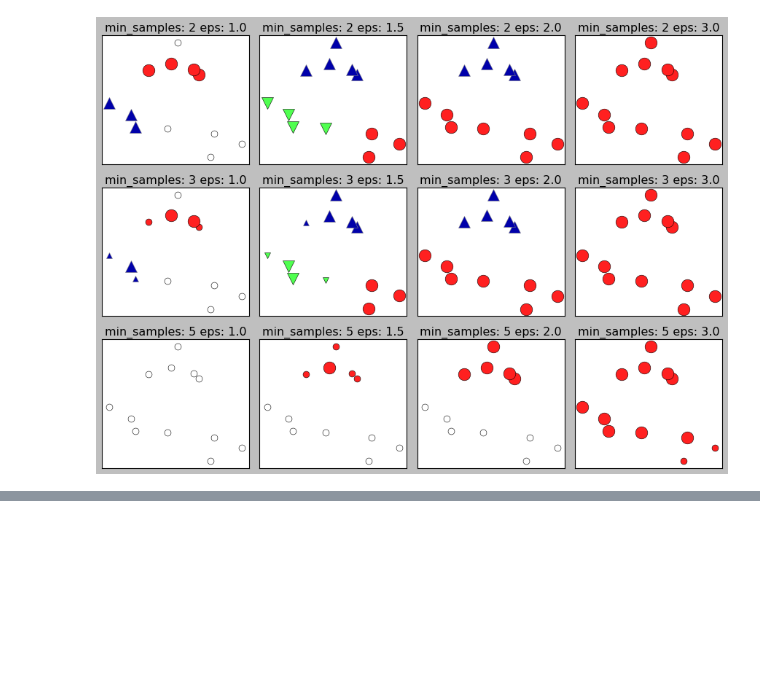
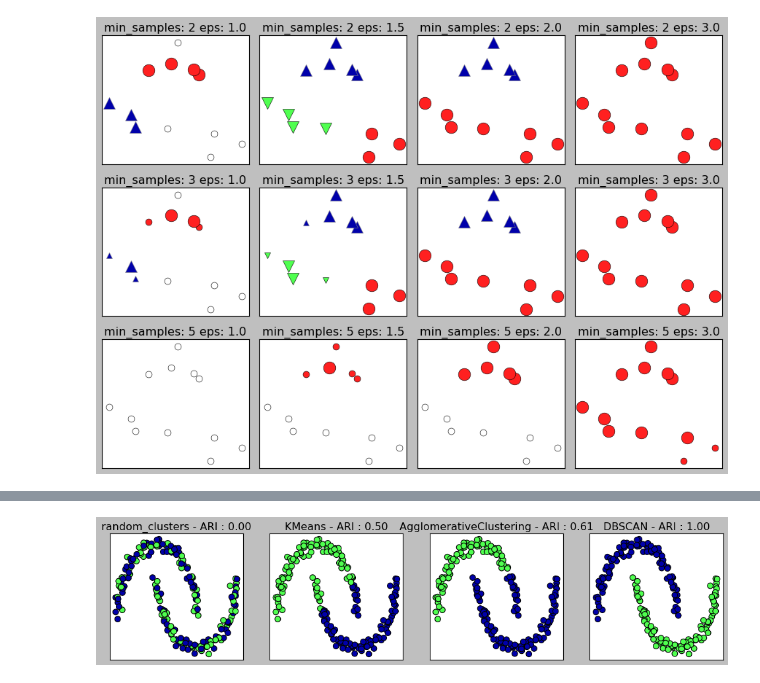
Before and after one commit to Hosung-Ahn/IntroducingML, a Jupyter notebook: Chapter3-Unsupervised_Learning/군집2.ipynb, the cells around one changed output, grey strips where cells are left out. Saved outputs shown, nothing was run; the diff lists cells and outputs as text; code cells hidden in the pictures; blank space fills up the shorter version.

```diff
--- a/Chapter3-Unsupervised_Learning/군집2.ipynb
+++ b/Chapter3-Unsupervised_Learning/군집2.ipynb
@@ -117,0 +128,28 @@ Text(0, 0.5, 'x1')
+# %%
+from sklearn.metrics.cluster import adjusted_rand_score
+from sklearn.cluster import KMeans
+
+X,y = make_moons(n_samples=200, noise = 0.05, random_state = 0)
+
+scaler = StandardScaler()
+scaler.fit(X)
+X_scaled = scaler.transform(X)
+
+fig, axes = plt.subplots(1,4, figsize = (15,3), subplot_kw={'xticks':(), 'yticks':()})
+
+algorithms = [KMeans(n_clusters=2), AgglomerativeClustering(n_clusters=2), DBSCAN()]
+
+random_state = np.random.RandomState(seed=0)
+random_clusters = random_state.randint(low=0, high=2, size=len(X))
+
+axes[0].scatter(X_scaled[:,0], X_scaled[:,1], c=random_clusters,
+                cmap=mglearn.cm3, s=60, edgecolors='k')
+axes[0].set_title(f"random_clusters - ARI : {adjusted_rand_score(y, random_clusters):0.2f}")
+
+for ax, algorithm in zip(axes[1:], algorithms) :
+    clusters = algorithm.fit_predict(X_scaled)
+    ax.scatter(X_scaled[:,0], X_scaled[:,1], c=clusters, cmap=mglearn.cm3,
+               edgecolors='k', s=60)
+    ax.set_title(f"{algorithm.__class__.__name__} - ARI : {adjusted_rand_score(y,clusters):0.2f}")
+# %% [output]
+[figure, added]
```
Also changed, not shown: parts of 4 cells of this notebook.
